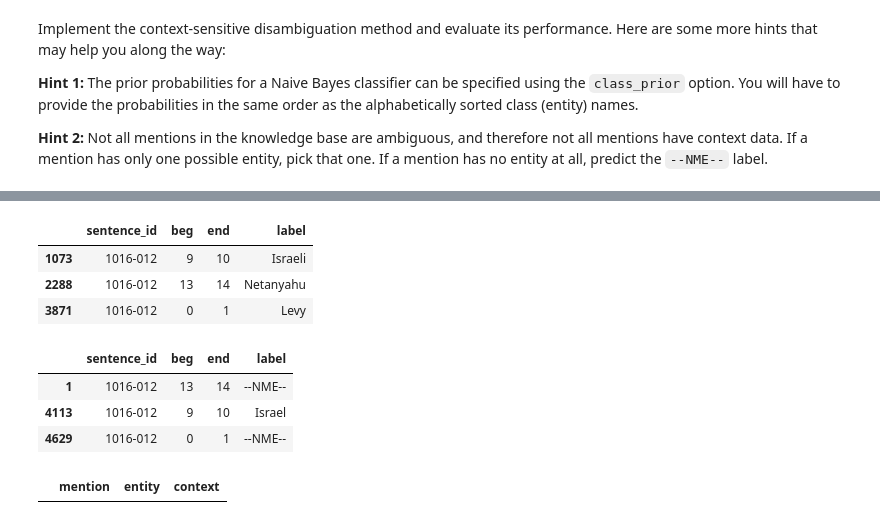
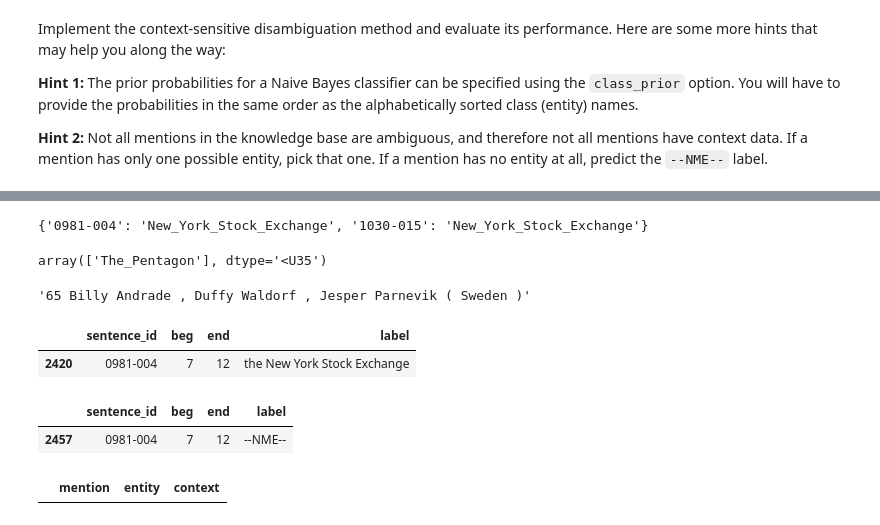
Before and after one commit to oriolgarrobe/Text-Mining, a Jupyter notebook: TM_L5_Erik.ipynb, the cells around one changed output, grey strips where cells are left out. Saved outputs shown, nothing was run; the diff lists cells and outputs as text; code cells hidden in the pictures.

```diff
--- a/TM_L5_Erik.ipynb
+++ b/TM_L5_Erik.ipynb
@@ -506,3 +578,15 @@ df_dev[df_dev.sentence_id == "1045-002"].head()
+# %%
+NB_dict['the New York Stock Exchange']
+# %% [output]
+{'0981-004': 'New_York_Stock_Exchange', '1030-015': 'New_York_Stock_Exchange'}
+# %%
+pipe.predict(df_dev.sentence[df_dev.sentence_id == '0962-008'].unique())
+# %% [output]
+array(['The_Pentagon'], dtype='<U35')
+# %%
+df_dev.sentence[df_dev.sentence_id == '0962-008'].iloc[0]
+# %% [output]
+'65 Billy Andrade , Duffy Waldorf , Jesper Parnevik ( Sweden )'
 # %%
 from sklearn.pipeline import Pipeline
 from sklearn.naive_bayes import MultinomialNB
@@ -531,20 +614,16 @@ for mention in df_pred_ent.label.unique():
     for row in df_pred_ent.loc[df_pred_ent.label==mention].itertuples():
       NB_dict[mention][row[1]] = pipe.predict(df_dev.sentence[df_dev.sentence_id == row[1]])[0]
 # %%
-df_pred_ent.loc[df_pred_ent.sentence_id=="1016-012"]
+df_pred_ent.loc[df_pred_ent.sentence_id=="0981-004"]
 #df_pred_ent.itertuples()[0][0]
 # %% [output]
 |  | sentence_id | beg | end | label |
-| 1073 | 1016-012 | 9 | 10 | Israeli |
-| 2288 | 1016-012 | 13 | 14 | Netanyahu |
-| 3871 | 1016-012 | 0 | 1 | Levy |
+| 2420 | 0981-004 | 7 | 12 | the New York Stock Exchange |
 # %%
-df_pred_csd.loc[df_pred_csd.sentence_id=="1016-012"]
+df_pred_csd.loc[df_pred_csd.sentence_id=="0981-004"]
 # %% [output]
 |  | sentence_id | beg | end | label |
-| 1 | 1016-012 | 13 | 14 | --NME-- |
-| 4113 | 1016-012 | 9 | 10 | Israel |
-| 4629 | 1016-012 | 0 | 1 | --NME-- |
+| 2457 | 0981-004 | 7 | 12 | --NME-- |
 # %%
 df_contexts.loc[df_contexts.mention == 'Levy']
 # %% [output]
```
Also changed, not shown: parts of 21 cells of this notebook.
